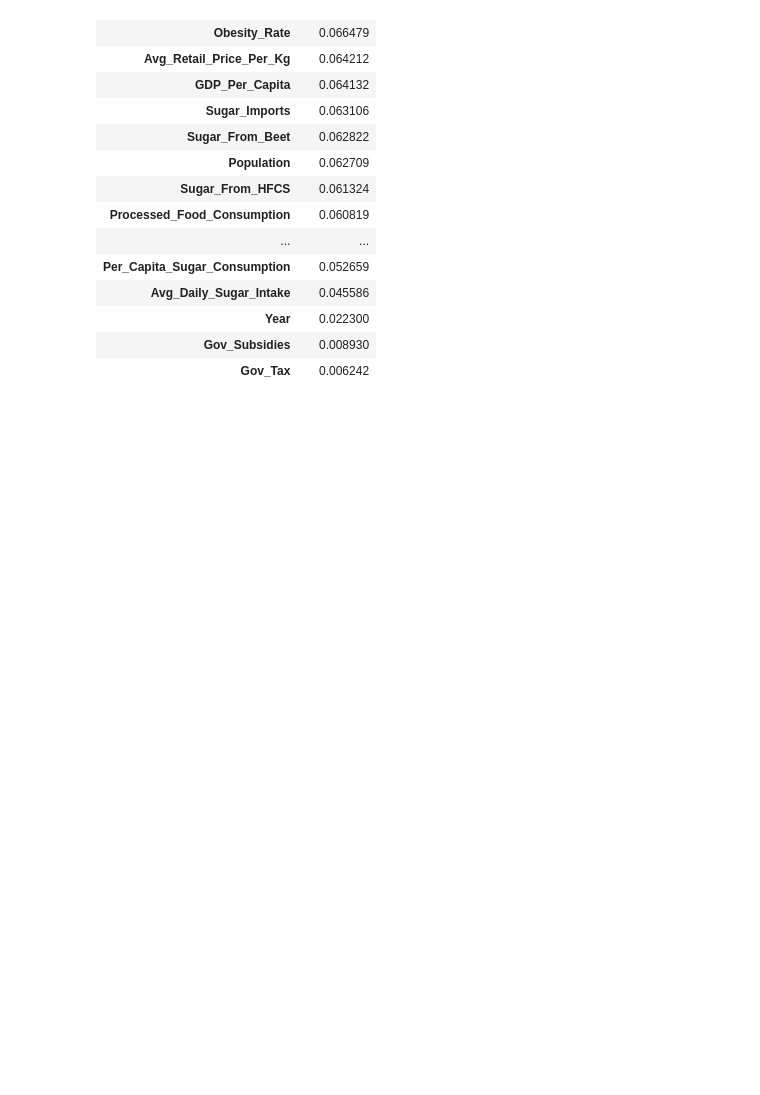
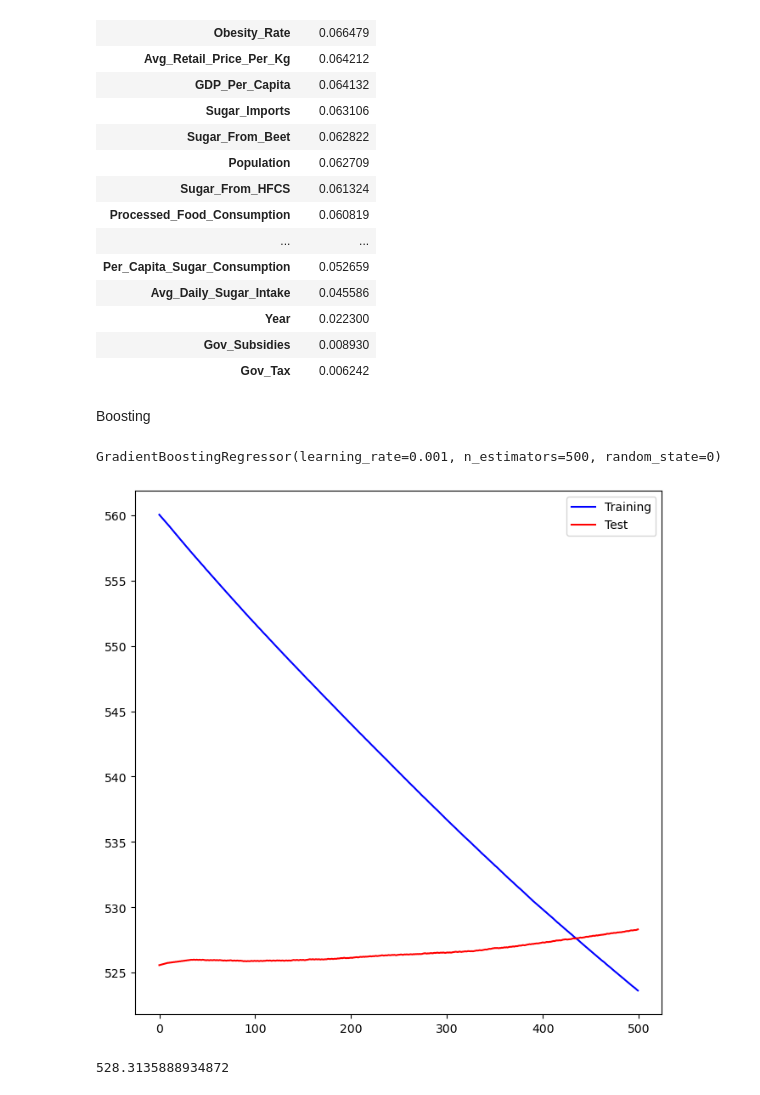
Before and after one commit to TanyaCST/CSC293_Final_project, a Jupyter notebook: sugar1.ipynb, the cells around one changed output. Saved outputs shown, nothing was run; the diff lists cells and outputs as text; code cells hidden in the pictures; blank space fills up the shorter version.

Commit message:
boost

```diff
--- a/sugar1.ipynb
+++ b/sugar1.ipynb
@@ -369,3 +362,35 @@ feature_imp.sort_values(by='importance', ascending=False)
 | Year | 0.022300 |
 | Gov_Subsidies | 0.008930 |
 | Gov_Tax | 0.006242 |
+# %% [markdown]
+Boosting
+# %%
+boost_sugar = GBR(n_estimators=500,
+                    learning_rate=0.001,
+                    max_depth=3,
+                    random_state=0)
+boost_sugar.fit(x_train, y_train)
+# %% [output]
+GradientBoostingRegressor(learning_rate=0.001, n_estimators=500, random_state=0)
+# %%
+test_error = np.zeros_like(boost_sugar.train_score_)
+for idx, y_ in enumerate(boost_sugar.staged_predict(x_test)):
+    test_error[idx] = np.mean((y_test - y_)**2)
+
+plot_idx = np.arange(boost_sugar.train_score_.shape[0])
+ax = subplots(figsize=(8,8))[1]
+ax.plot(plot_idx,
+        boost_sugar.train_score_, 'b',
+        label='Training')
+
+ax.plot(plot_idx, test_error ,
+        'r',
+        label='Test')
+ax.legend();
+# %% [output]
+[figure, added]
+# %%
+y_hat_boost = boost_sugar.predict(x_test);
+np.mean((y_test - y_hat_boost)**2)
+# %% [output]
+528.3135888934872
```
Also changed, not shown: parts of 4 cells of this notebook.
